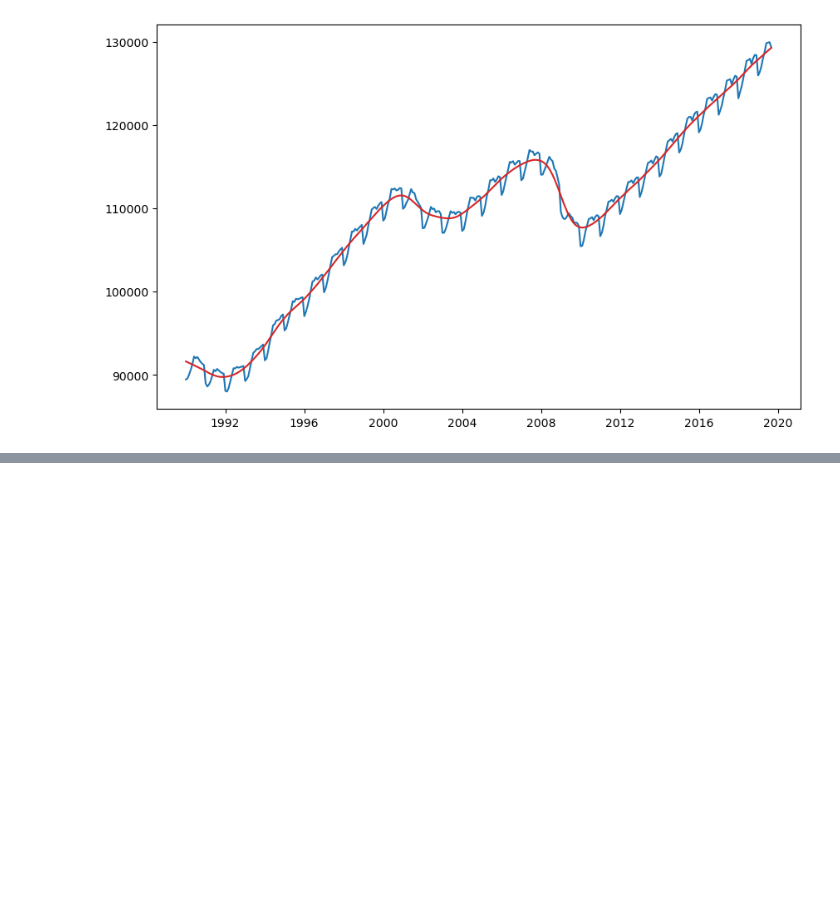
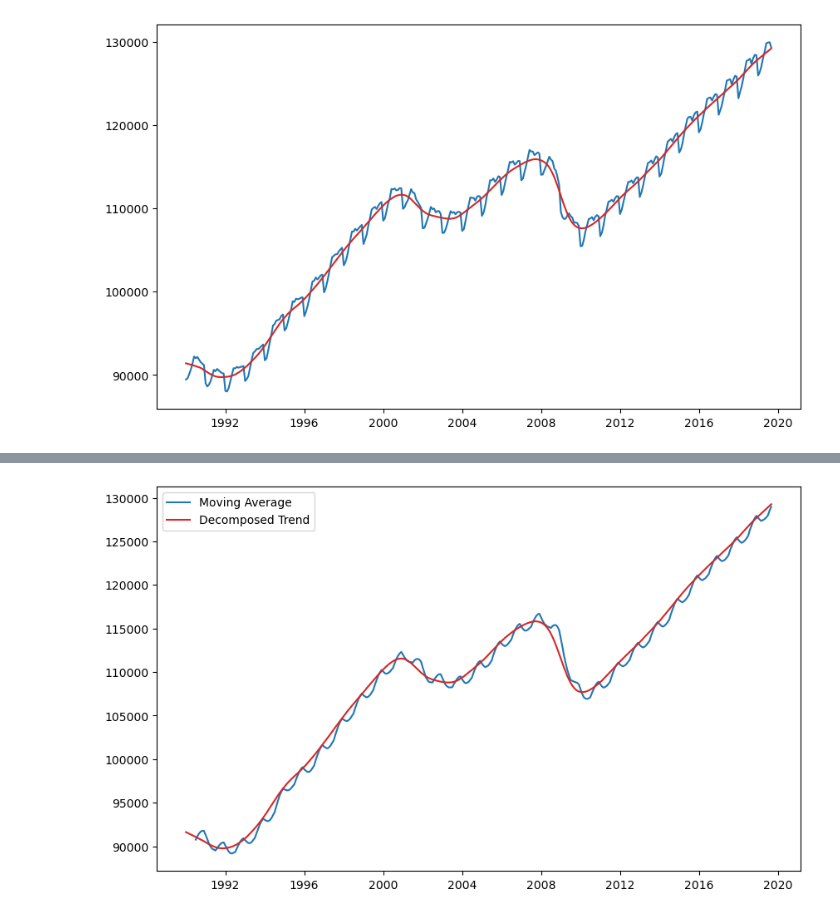
Before and after one commit to michalwojcik13/fpp3, a Jupyter notebook: python examples/#3 Time series decomposition.ipynb, the cells around one changed output, grey strips where cells are left out. Saved outputs shown, nothing was run; the diff lists cells and outputs as text; code cells hidden in the pictures; blank space fills up the shorter version.

```diff
--- a/python examples/#3 Time series decomposition.ipynb
+++ b/python examples/#3 Time series decomposition.ipynb
@@ -158,0 +120,10 @@ plt.show()
+# %%
+# lets compare to previously decomposed series
+
+fig = plt.figure(figsize=(10, 6))
+plt.plot(data_filtered['MA'], label="Moving Average", color="tab:blue")
+plt.plot(trend, label="Decomposed Trend", color="tab:red")
+plt.legend()
+plt.show()
+# %% [output]
+[figure, added]
```
Also changed, not shown: parts of 12 cells of this notebook.
